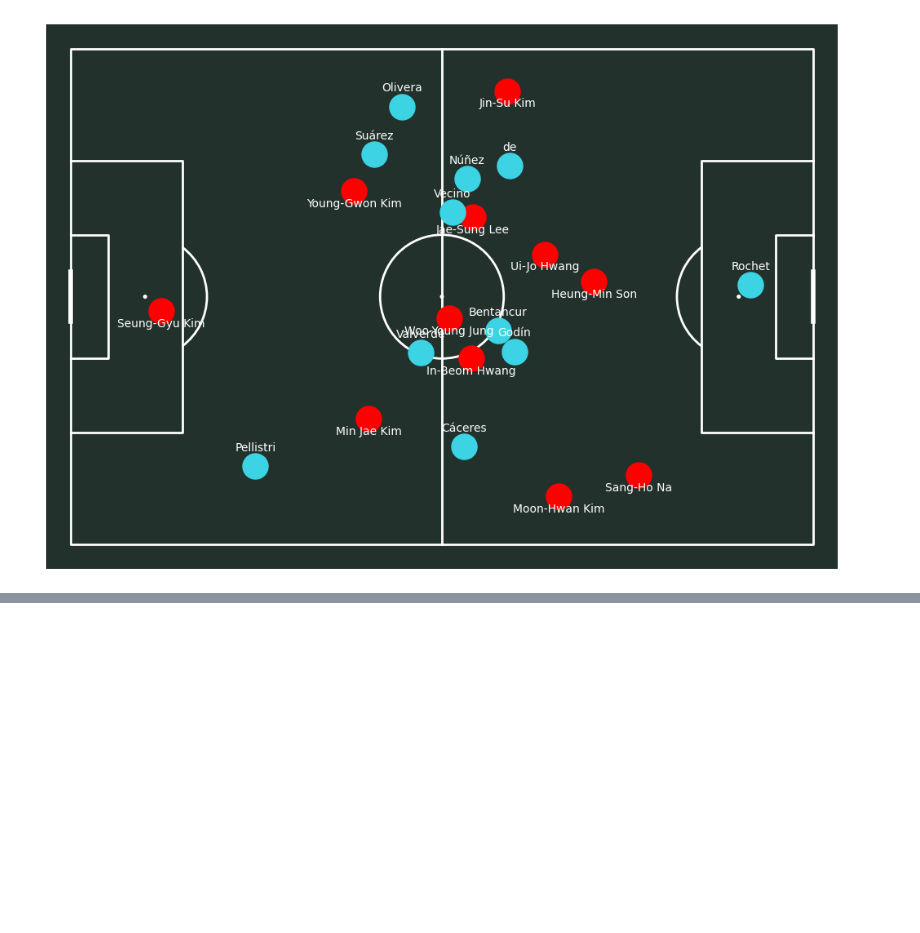
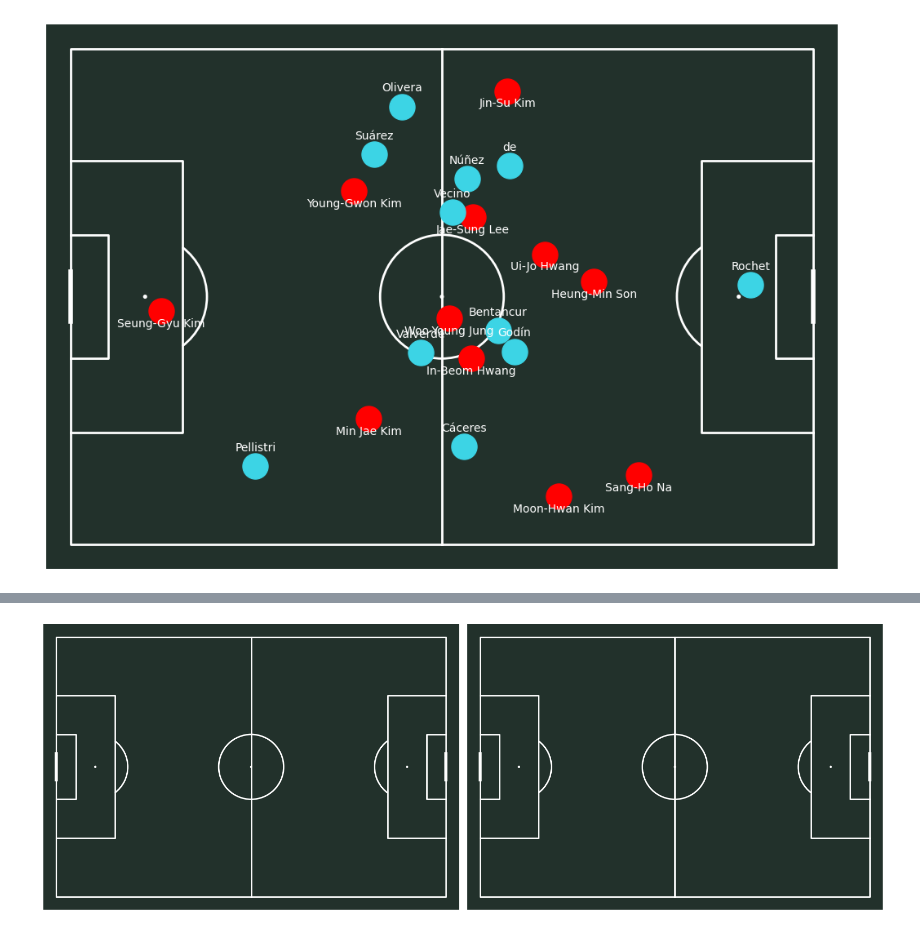
Before and after one commit to 0jyyyyy/Soccer_Lens, a Jupyter notebook: Tactics_lab/World_cup/2022/korea_uruguay.ipynb, the cells around one changed output, grey strips where cells are left out. Cells and saved outputs as stored; diff of their text form; code cells hidden in the pictures; blank space fills up the shorter version.

```diff
--- a/Tactics_lab/World_cup/2022/korea_uruguay.ipynb
+++ b/Tactics_lab/World_cup/2022/korea_uruguay.ipynb
@@ -136,0 +184,6 @@ for idx, row in ur_player_coords.iterrows():
+# %%
+pitch = Pitch(pitch_type='statsbomb' , pitch_color='#22312b', line_color='white')
+
+fig, ax = pitch.draw(nrows=1, ncols=2, figsize=(16,8))
+# %% [output]
+[figure, added]
```
Also changed, not shown: parts of 1 cell of this notebook.
